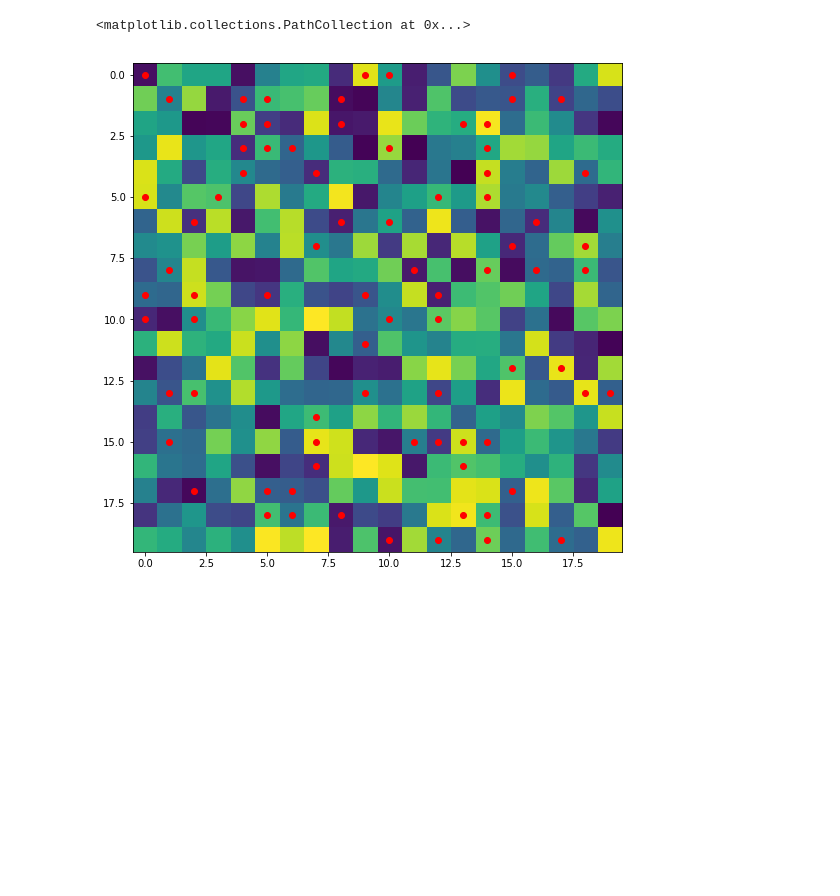
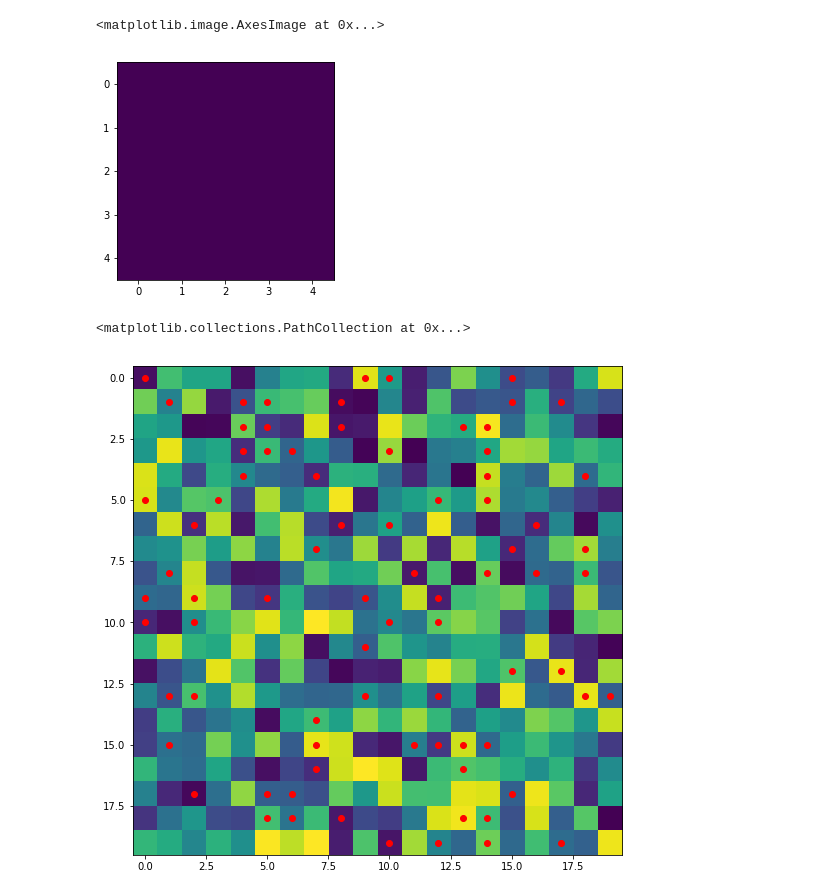
Before and after one commit to Quanticnova/Imazalil, a Jupyter notebook: random_landscape_exploration.ipynb, the cells around one changed output. Drawn from its saved outputs; the diff is of its cells as text; code cells hidden in the pictures; blank space fills up the shorter version.

Commit message:
new class explorer

```diff
--- a/random_landscape_exploration.ipynb
+++ b/random_landscape_exploration.ipynb
@@ -8,3 +9,17 @@ import ABM as abm
 np.random.seed(12345678)
 # %%
 grid = abm.Grid(20,20, 0.2, 0, 4, 0, 8, 0, 0.2, 2)
+# %%
+class Explorer(object):
+    __slots__ = ['_ID', '_env']
+
+    def __init__(self, env_shape):
+        self._ID = "".join(['E', str(uuid.uuid4())])
+        self._env = np.zeros(env_shape)
+
+a = Explorer((5,5))
+a._ID
+plt.imshow(a._env)
+# %% [output]
+<matplotlib.image.AxesImage at 0x...>
+[figure, added]
```
Also changed, not shown: parts of 2 cells of this notebook.
